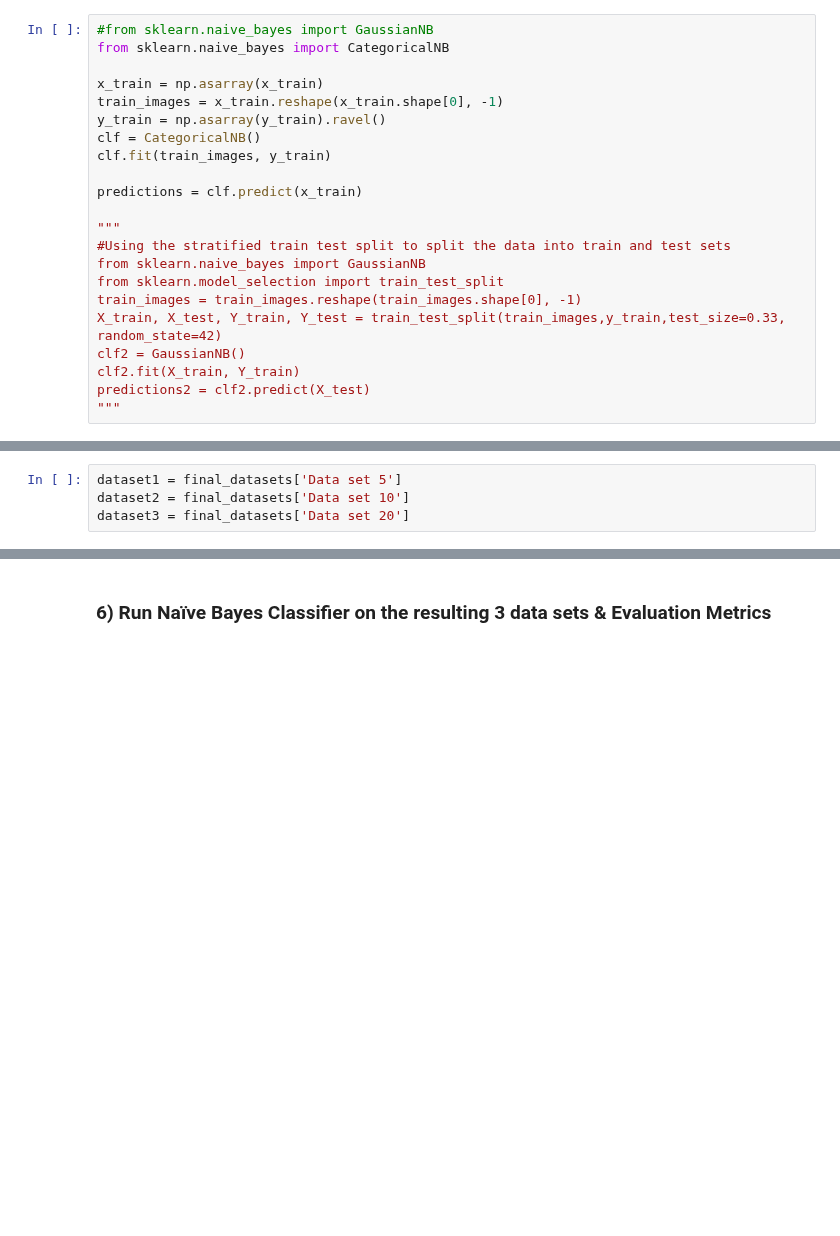
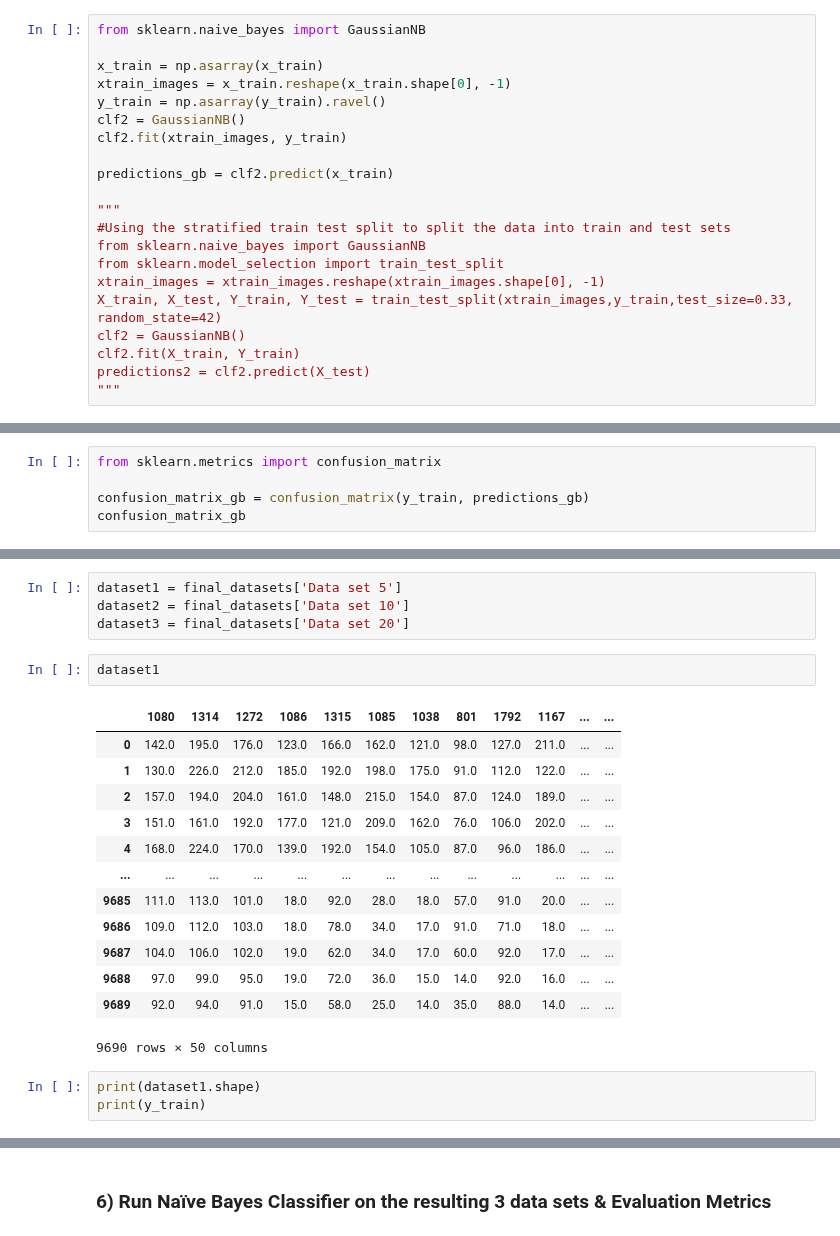
Before and after one commit to farheenfab/DMML-GroupProject, a Jupyter notebook: CW/CW - Part 1.ipynb, the cells around one changed output, grey strips where cells are left out. Cells and saved outputs as stored; diff of their text form; blank space fills up the shorter version.

```diff
--- a/CW/CW - Part 1.ipynb
+++ b/CW/CW - Part 1.ipynb
@@ -380,21 +394,20 @@ print(y_train.shape)
 # %%
-#from sklearn.naive_bayes import GaussianNB
-from sklearn.naive_bayes import CategoricalNB
+from sklearn.naive_bayes import GaussianNB
 
 x_train = np.asarray(x_train)
-train_images = x_train.reshape(x_train.shape[0], -1)
+xtrain_images = x_train.reshape(x_train.shape[0], -1)
 y_train = np.asarray(y_train).ravel()
-clf = CategoricalNB()
-clf.fit(train_images, y_train)
+clf2 = GaussianNB()
+clf2.fit(xtrain_images, y_train)
 
-predictions = clf.predict(x_train)
+predictions_gb = clf2.predict(x_train)
 
 """
 #Using the stratified train test split to split the data into train and test sets
 from sklearn.naive_bayes import GaussianNB
 from sklearn.model_selection import train_test_split
-train_images = train_images.reshape(train_images.shape[0], -1)
-X_train, X_test, Y_train, Y_test = train_test_split(train_images,y_train,test_size=0.33, random_state=42)
+xtrain_images = xtrain_images.reshape(xtrain_images.shape[0], -1)
+X_train, X_test, Y_train, Y_test = train_test_split(xtrain_images,y_train,test_size=0.33, random_state=42)
 clf2 = GaussianNB()
 clf2.fit(X_train, Y_train)
 predictions2 = clf2.predict(X_test)
@@ -575,0 +557,5 @@ Mean Accuracy: 0.7591567852437417
+# %%
+from sklearn.metrics import confusion_matrix
+
+confusion_matrix_gb = confusion_matrix(y_train, predictions_gb)
+confusion_matrix_gb
@@ -622,3 +774,22 @@ for no_f in no_of_features_per_class:
 dataset1 = final_datasets['Data set 5']
 dataset2 = final_datasets['Data set 10']
 dataset3 = final_datasets['Data set 20']
+# %%
+dataset1
+# %% [output]
+|  | 1080 | 1314 | 1272 | 1086 | 1315 | 1085 | 1038 | 801 | 1792 | 1167 | ... | ... |
+| 0 | 142.0 | 195.0 | 176.0 | 123.0 | 166.0 | 162.0 | 121.0 | 98.0 | 127.0 | 211.0 | ... | ... |
+| 1 | 130.0 | 226.0 | 212.0 | 185.0 | 192.0 | 198.0 | 175.0 | 91.0 | 112.0 | 122.0 | ... | ... |
+| 2 | 157.0 | 194.0 | 204.0 | 161.0 | 148.0 | 215.0 | 154.0 | 87.0 | 124.0 | 189.0 | ... | ... |
+| 3 | 151.0 | 161.0 | 192.0 | 177.0 | 121.0 | 209.0 | 162.0 | 76.0 | 106.0 | 202.0 | ... | ... |
+| 4 | 168.0 | 224.0 | 170.0 | 139.0 | 192.0 | 154.0 | 105.0 | 87.0 | 96.0 | 186.0 | ... | ... |
+| ... | ... | ... | ... | ... | ... | ... | ... | ... | ... | ... | ... | ... |
+| 9685 | 111.0 | 113.0 | 101.0 | 18.0 | 92.0 | 28.0 | 18.0 | 57.0 | 91.0 | 20.0 | ... | ... |
+| 9686 | 109.0 | 112.0 | 103.0 | 18.0 | 78.0 | 34.0 | 17.0 | 91.0 | 71.0 | 18.0 | ... | ... |
+| 9687 | 104.0 | 106.0 | 102.0 | 19.0 | 62.0 | 34.0 | 17.0 | 60.0 | 92.0 | 17.0 | ... | ... |
+| 9688 | 97.0 | 99.0 | 95.0 | 19.0 | 72.0 | 36.0 | 15.0 | 14.0 | 92.0 | 16.0 | ... | ... |
+| 9689 | 92.0 | 94.0 | 91.0 | 15.0 | 58.0 | 25.0 | 14.0 | 35.0 | 88.0 | 14.0 | ... | ... |
+9690 rows × 50 columns
+# %%
+print(dataset1.shape)
+print(y_train)
```
Also changed, not shown: parts of 80 cells of this notebook.
